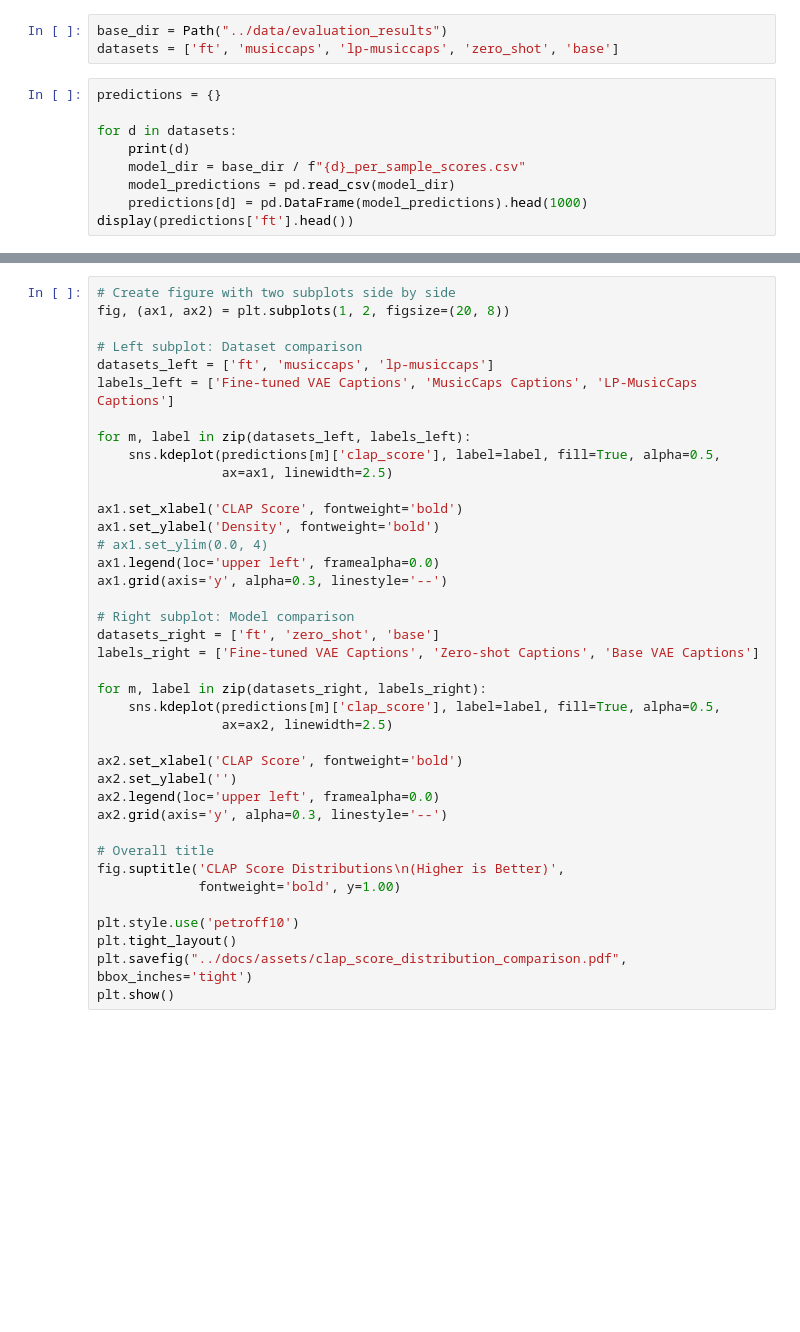
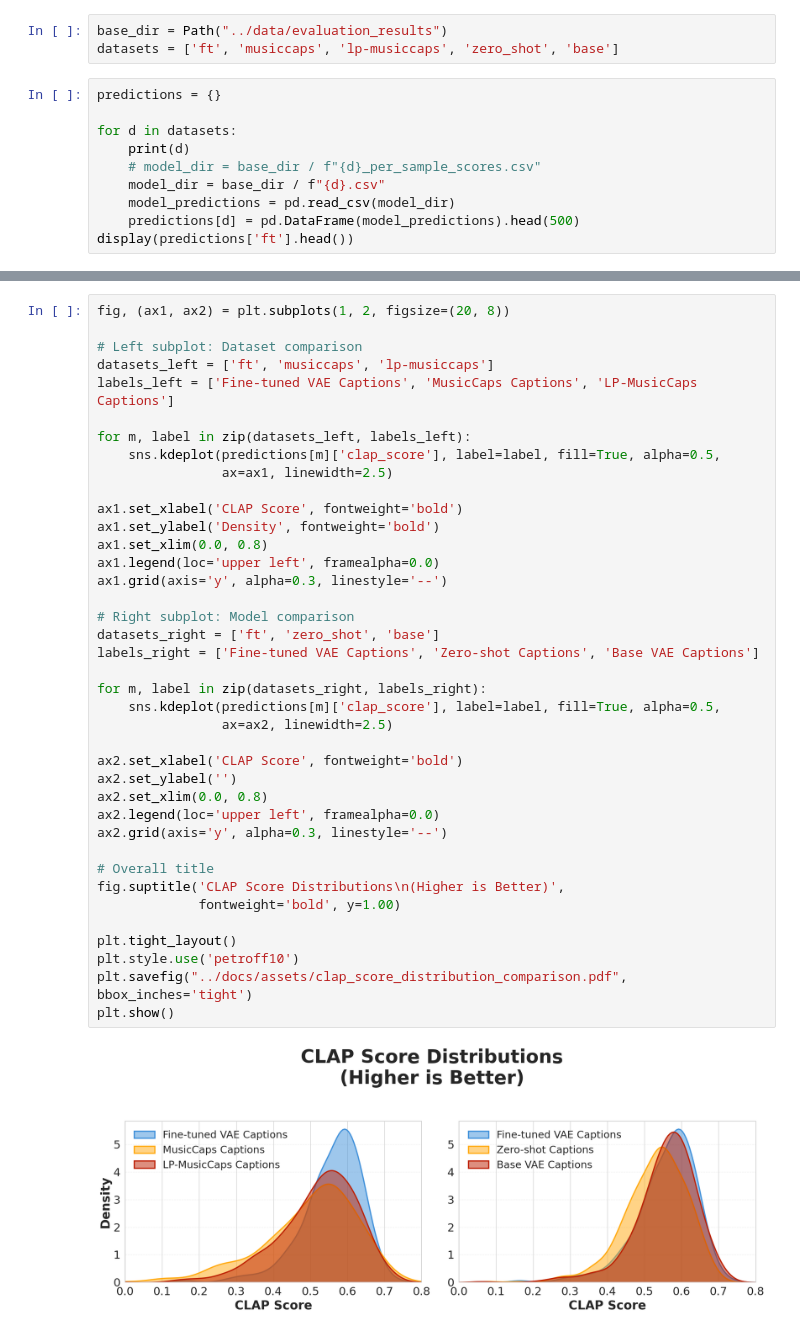
Before and after one commit to BrunoSienkiewicz/ConceptCaps, a Jupyter notebook: notebooks/5. Audio generation analysis.ipynb, the cells around one changed output, grey strips where cells are left out. Drawn from its saved outputs; the diff is of its cells as text; blank space fills up the shorter version.

```diff
--- a/notebooks/5. Audio generation analysis.ipynb
+++ b/notebooks/5. Audio generation analysis.ipynb
@@ -30,7 +30,8 @@ predictions = {}
 
 for d in datasets:
     print(d)
-    model_dir = base_dir / f"{d}_per_sample_scores.csv"
+    # model_dir = base_dir / f"{d}_per_sample_scores.csv"
+    model_dir = base_dir / f"{d}.csv"
     model_predictions = pd.read_csv(model_dir)
-    predictions[d] = pd.DataFrame(model_predictions).head(1000)
+    predictions[d] = pd.DataFrame(model_predictions).head(500)
 display(predictions['ft'].head())
@@ -37,5 +50,4 @@ display(predictions['ft'].head())
 # %%
-# Create figure with two subplots side by side
 fig, (ax1, ax2) = plt.subplots(1, 2, figsize=(20, 8))
 
 # Left subplot: Dataset comparison
@@ -44,34 +56,37 @@ labels_left = ['Fine-tuned VAE Captions', 'MusicCaps Captions', 'LP-MusicCaps Ca
 
 for m, label in zip(datasets_left, labels_left):
     sns.kdeplot(predictions[m]['clap_score'], label=label, fill=True, alpha=0.5,
                 ax=ax1, linewidth=2.5)
 
 ax1.set_xlabel('CLAP Score', fontweight='bold')
 ax1.set_ylabel('Density', fontweight='bold')
-# ax1.set_ylim(0.0, 4)
+ax1.set_xlim(0.0, 0.8)
 ax1.legend(loc='upper left', framealpha=0.0)
 ax1.grid(axis='y', alpha=0.3, linestyle='--')
 
 # Right subplot: Model comparison
 datasets_right = ['ft', 'zero_shot', 'base']
 labels_right = ['Fine-tuned VAE Captions', 'Zero-shot Captions', 'Base VAE Captions']
 
 for m, label in zip(datasets_right, labels_right):
     sns.kdeplot(predictions[m]['clap_score'], label=label, fill=True, alpha=0.5,
                 ax=ax2, linewidth=2.5)
 
 ax2.set_xlabel('CLAP Score', fontweight='bold')
 ax2.set_ylabel('')
+ax2.set_xlim(0.0, 0.8)
 ax2.legend(loc='upper left', framealpha=0.0)
 ax2.grid(axis='y', alpha=0.3, linestyle='--')
 
 # Overall title
 fig.suptitle('CLAP Score Distributions\n(Higher is Better)',
              fontweight='bold', y=1.00)
 
+plt.tight_layout()
 plt.style.use('petroff10')
-plt.tight_layout()
 plt.savefig("../docs/assets/clap_score_distribution_comparison.pdf", bbox_inches='tight')
 plt.show()
+# %% [output]
+[figure, added]
 # %%
 data = {
```
Also changed, not shown: parts of 2 cells of this notebook, 26 other files.
